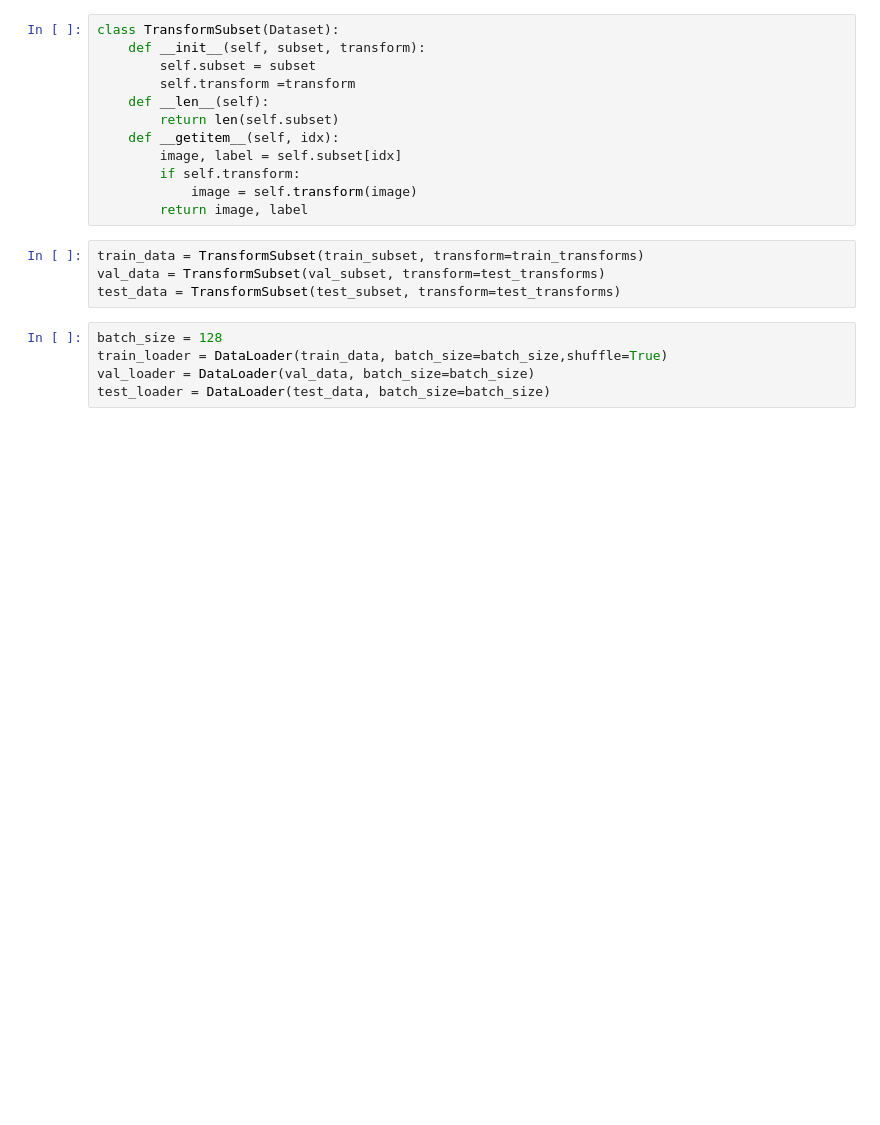
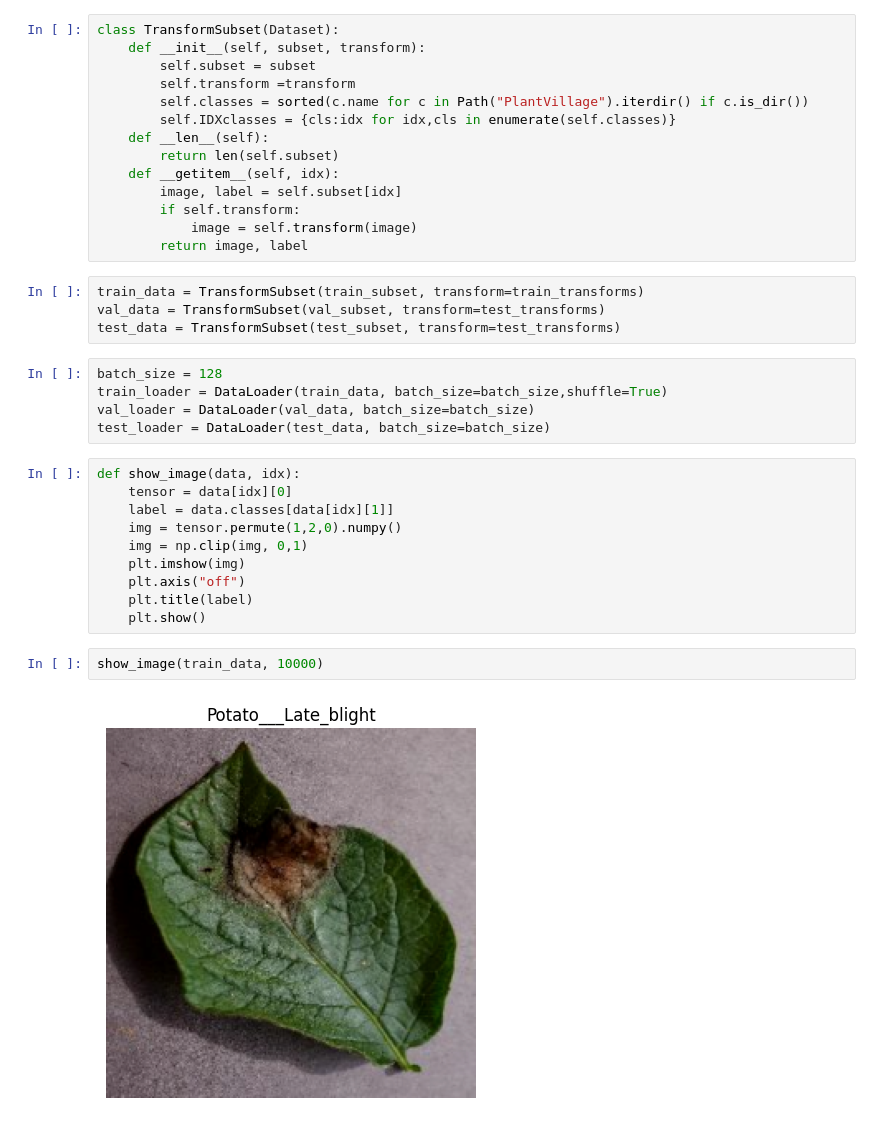
Before and after one commit to kreeett/PlantVillage, a Jupyter notebook: main.ipynb, the cells around one changed output. Cells and saved outputs as stored; diff of their text form; blank space fills up the shorter version.

Commit message:
Image visualization

```diff
--- a/main.ipynb
+++ b/main.ipynb
@@ -54,6 +56,8 @@ class TransformSubset(Dataset):
     def __init__(self, subset, transform):
         self.subset = subset
         self.transform =transform
+        self.classes = sorted(c.name for c in Path("PlantVillage").iterdir() if c.is_dir())
+        self.IDXclasses = {cls:idx for idx,cls in enumerate(self.classes)}
     def __len__(self):
         return len(self.subset)
     def __getitem__(self, idx):
@@ -70,3 +74,17 @@ batch_size = 128
 train_loader = DataLoader(train_data, batch_size=batch_size,shuffle=True)
 val_loader = DataLoader(val_data, batch_size=batch_size)
 test_loader = DataLoader(test_data, batch_size=batch_size)
+# %%
+def show_image(data, idx):
+    tensor = data[idx][0]
+    label = data.classes[data[idx][1]]
+    img = tensor.permute(1,2,0).numpy()
+    img = np.clip(img, 0,1)
+    plt.imshow(img)
+    plt.axis("off")
+    plt.title(label)
+    plt.show()
+# %%
+show_image(train_data, 10000)
+# %% [output]
+[figure, added]
```
Also changed, not shown: parts of 1 cell of this notebook.
